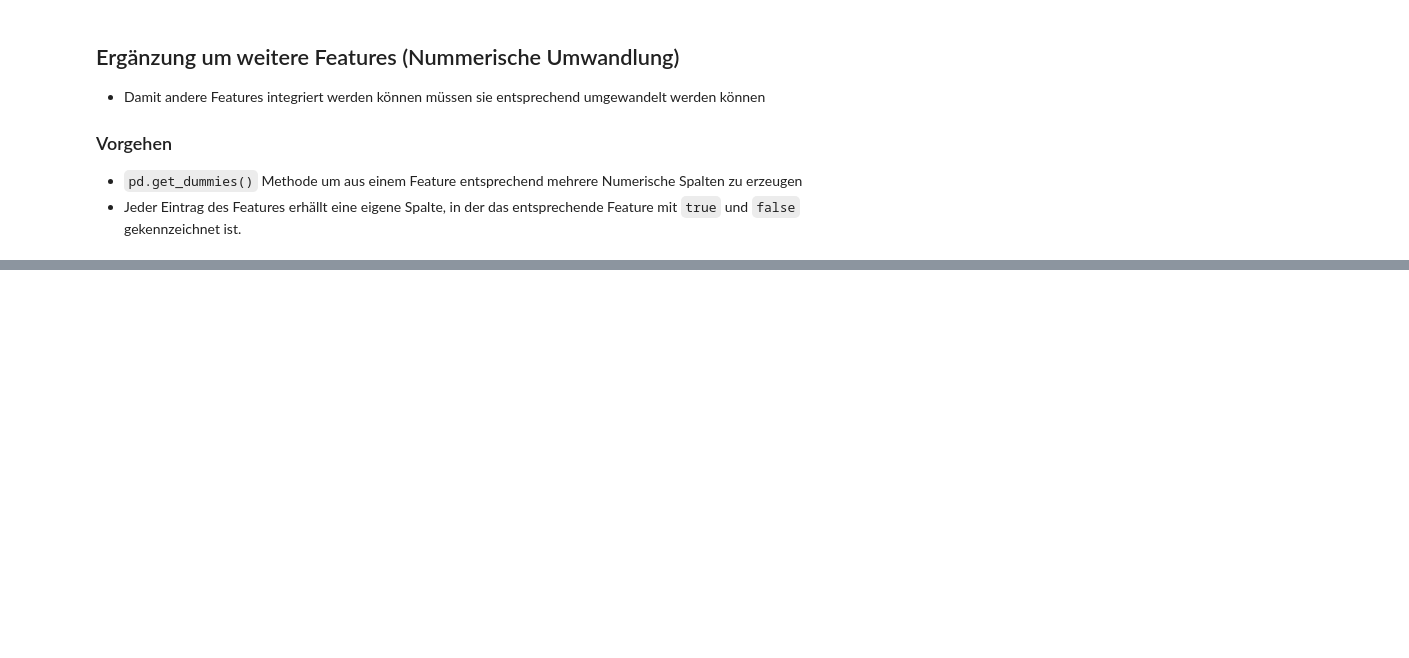
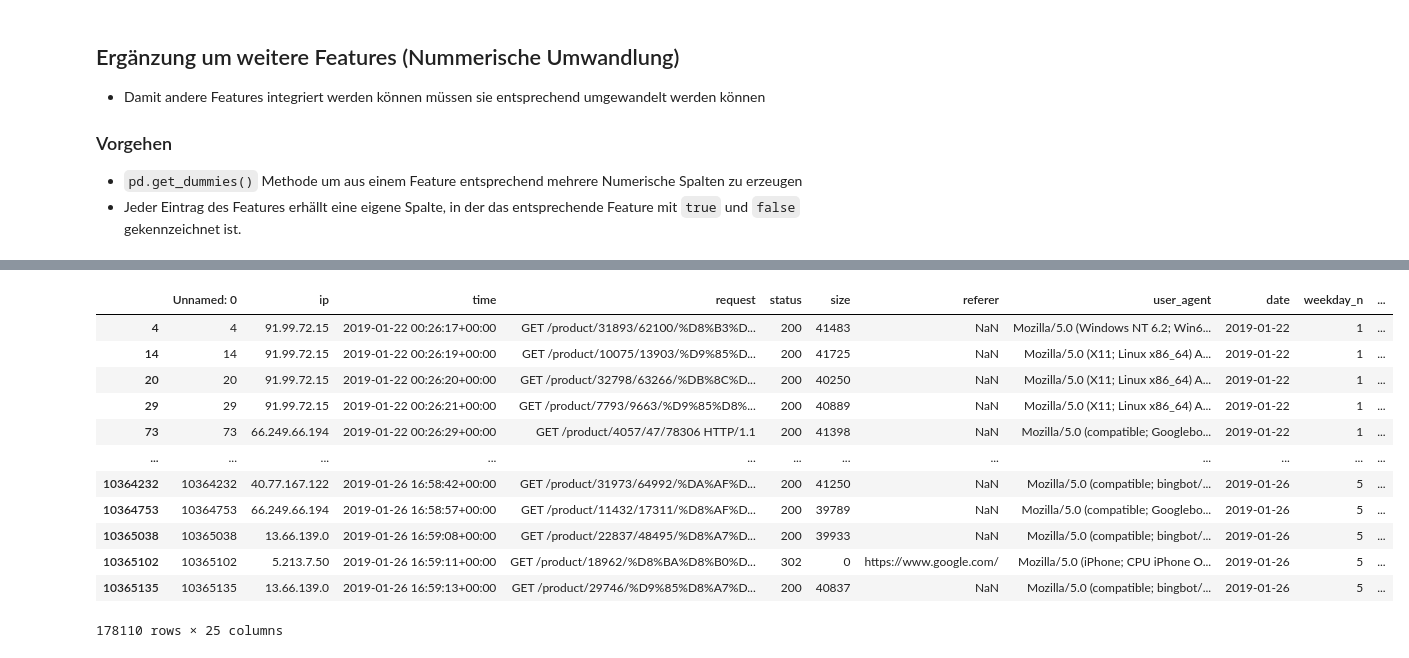
Before and after one commit to Flenz42/HSD-DAW-Pandas-SS23, a Jupyter notebook: project.ipynb, the cells around one changed output, grey strips where cells are left out. Cells and saved outputs as stored; diff of their text form; code cells hidden in the pictures; blank space fills up the shorter version.

Commit message:
Update Todos

```diff
--- a/project.ipynb
+++ b/project.ipynb
@@ -396,10 +536,24 @@ sns.heatmap(access_log.corr(numeric_only=True), annot=True, cmap="PuOr", fmt=".1
 # %%
-# Analyse der Korrelationen mit Product ID | TODo: wenn das gewünscht ist müssen wir die Product ID als Integer speichern!
+# Analyse der Korrelationen mit Product ID | TODo: wenn das gewünscht ist müssen wir die Product ID als Integer speichern! (tom)
 access_log_copy = access_log.copy()
 
-mask = access_log_copy["product_id"] != None # ToDo: warum erkennt er das none nicht?
+mask = access_log_copy["product_id"].notnull()
 mask.value_counts()
-access_log_copy = access_log_copy[mask]
+access_log_copy = access_log_copy.loc[mask]
 access_log_copy
+# %% [output]
+|  | Unnamed: 0 | ip | time | request | status | size | referer | user_agent | date | weekday_n | ... |
+| 4 | 4 | 91.99.72.15 | 2019-01-22 00:26:17+00:00 | GET /product/31893/62100/%D8%B3%D... | 200 | 41483 | NaN | Mozilla/5.0 (Windows NT 6.2; Win6... | 2019-01-22 | 1 | ... |
+| 14 | 14 | 91.99.72.15 | 2019-01-22 00:26:19+00:00 | GET /product/10075/13903/%D9%85%D... | 200 | 41725 | NaN | Mozilla/5.0 (X11; Linux x86_64) A... | 2019-01-22 | 1 | ... |
+| 20 | 20 | 91.99.72.15 | 2019-01-22 00:26:20+00:00 | GET /product/32798/63266/%DB%8C%D... | 200 | 40250 | NaN | Mozilla/5.0 (X11; Linux x86_64) A... | 2019-01-22 | 1 | ... |
+| 29 | 29 | 91.99.72.15 | 2019-01-22 00:26:21+00:00 | GET /product/7793/9663/%D9%85%D8%... | 200 | 40889 | NaN | Mozilla/5.0 (X11; Linux x86_64) A... | 2019-01-22 | 1 | ... |
+| 73 | 73 | 66.249.66.194 | 2019-01-22 00:26:29+00:00 | GET /product/4057/47/78306 HTTP/1.1 | 200 | 41398 | NaN | Mozilla/5.0 (compatible; Googlebo... | 2019-01-22 | 1 | ... |
+| ... | ... | ... | ... | ... | ... | ... | ... | ... | ... | ... | ... |
+| 10364232 | 10364232 | 40.77.167.122 | 2019-01-26 16:58:42+00:00 | GET /product/31973/64992/%DA%AF%D... | 200 | 41250 | NaN | Mozilla/5.0 (compatible; bingbot/... | 2019-01-26 | 5 | ... |
+| 10364753 | 10364753 | 66.249.66.194 | 2019-01-26 16:58:57+00:00 | GET /product/11432/17311/%D8%AF%D... | 200 | 39789 | NaN | Mozilla/5.0 (compatible; Googlebo... | 2019-01-26 | 5 | ... |
+| 10365038 | 10365038 | 13.66.139.0 | 2019-01-26 16:59:08+00:00 | GET /product/22837/48495/%D8%A7%D... | 200 | 39933 | NaN | Mozilla/5.0 (compatible; bingbot/... | 2019-01-26 | 5 | ... |
+| 10365102 | 10365102 | 5.213.7.50 | 2019-01-26 16:59:11+00:00 | GET /product/18962/%D8%BA%D8%B0%D... | 302 | 0 | https://www.google.com/ | Mozilla/5.0 (iPhone; CPU iPhone O... | 2019-01-26 | 5 | ... |
+| 10365135 | 10365135 | 13.66.139.0 | 2019-01-26 16:59:13+00:00 | GET /product/29746/%D9%85%D8%A7%D... | 200 | 40837 | NaN | Mozilla/5.0 (compatible; bingbot/... | 2019-01-26 | 5 | ... |
+178110 rows × 25 columns
 # %%
 type(access_log["product_id"][4])
```
Also changed, not shown: parts of 30 cells of this notebook.
